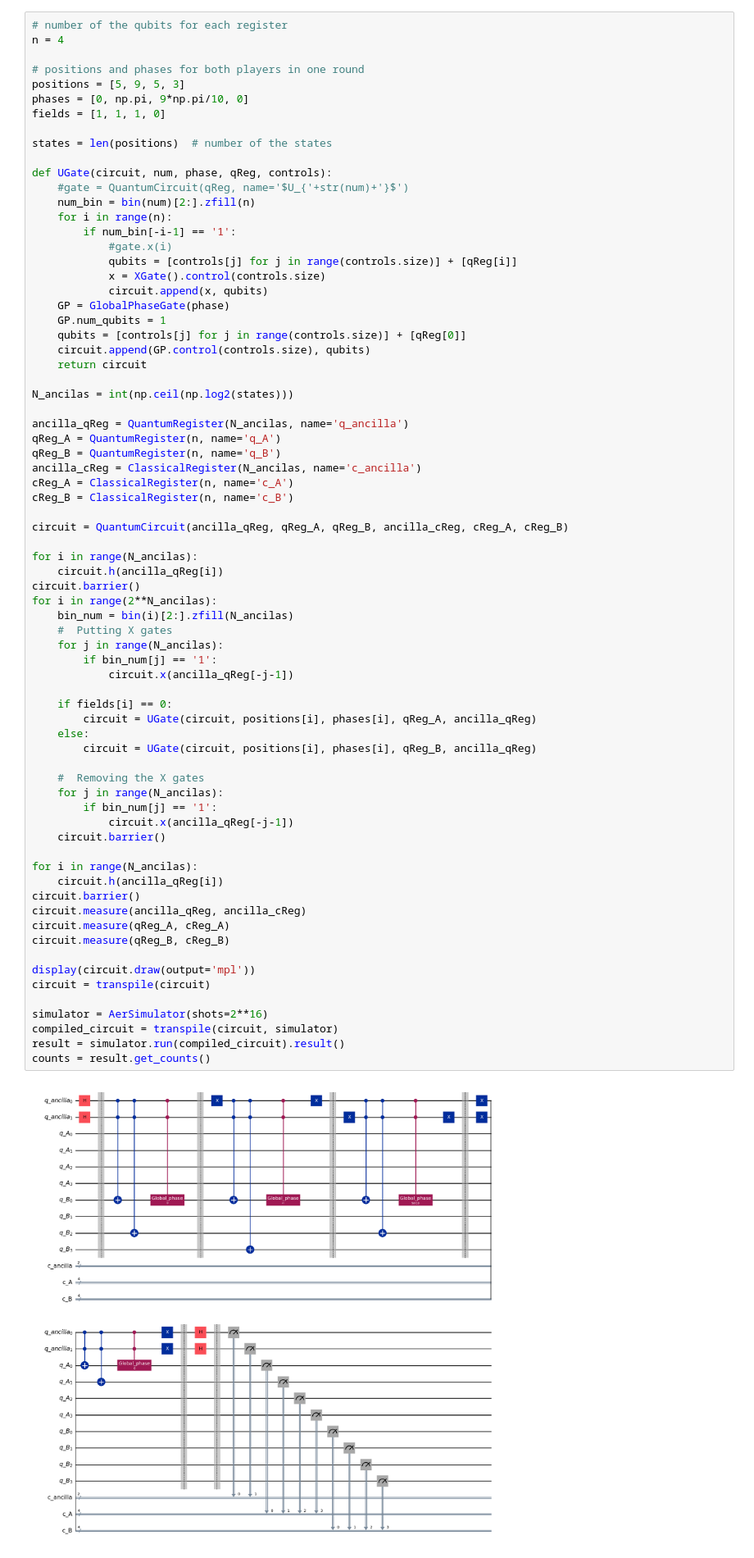
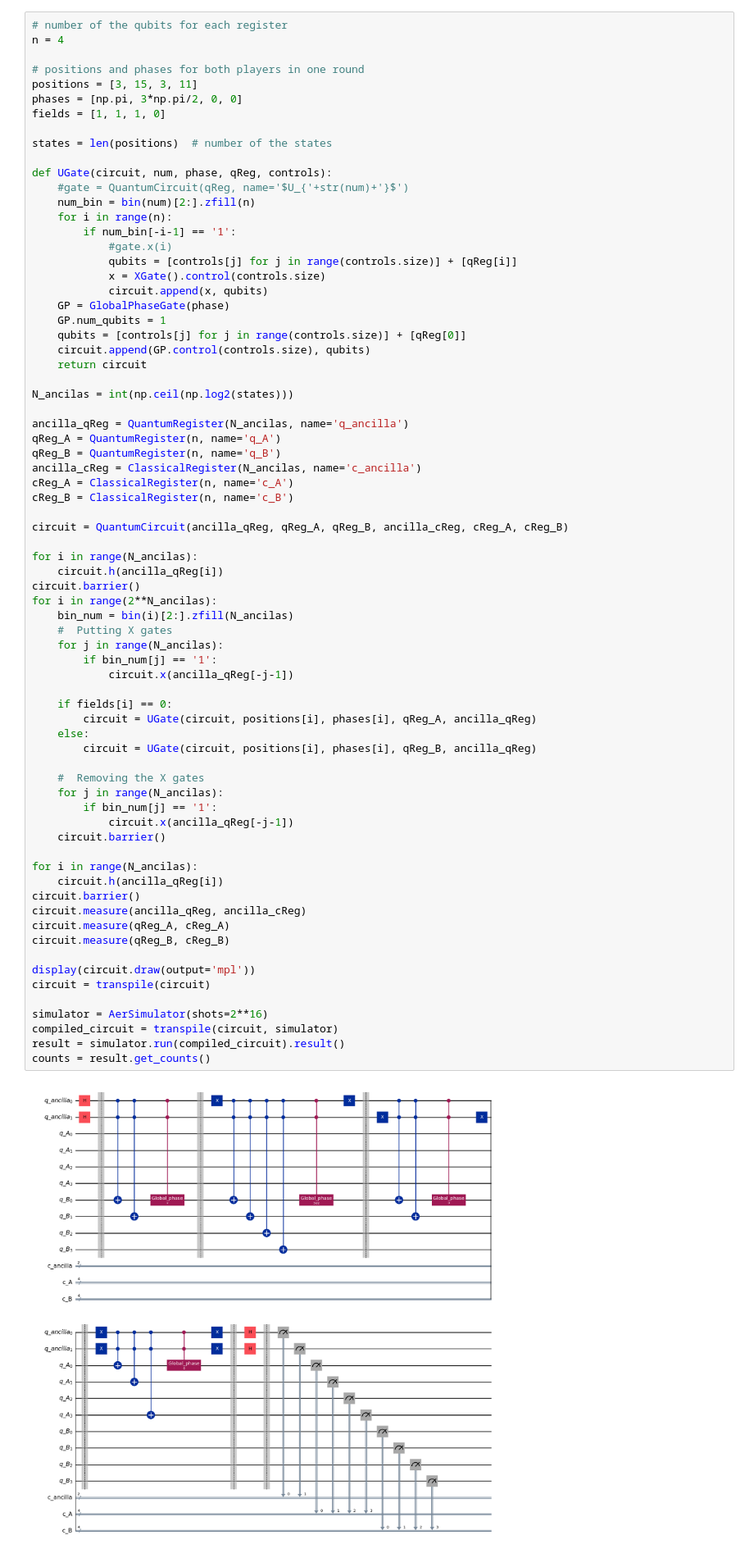
Before and after one commit to MahkameSalimi/iQuCodeFest2025_QuanTech, a Jupyter notebook: main_challenge/quantum_battleship.ipynb, the cells around one changed output. Shown: that part at 82% size. Drawn from its saved outputs; the diff is of its cells as text.

```diff
--- a/main_challenge/quantum_battleship.ipynb
+++ b/main_challenge/quantum_battleship.ipynb
@@ -12,8 +12,8 @@ from qiskit.visualization import plot_histogram
 n = 4
 
 # positions and phases for both players in one round
-positions = [5, 9, 5, 3]
-phases = [0, np.pi, 9*np.pi/10, 0]
+positions = [3, 15, 3, 11]
+phases = [np.pi, 3*np.pi/2, 0, 0]
 fields = [1, 1, 1, 0]
 
 states = len(positions)  # number of the states
@@ -53,34 +53,34 @@ for i in range(2**N_ancilas):
     for j in range(N_ancilas):
         if bin_num[j] == '1':
             circuit.x(ancilla_qReg[-j-1])
 
     if fields[i] == 0:
         circuit = UGate(circuit, positions[i], phases[i], qReg_A, ancilla_qReg)
     else:
         circuit = UGate(circuit, positions[i], phases[i], qReg_B, ancilla_qReg)
 
     #  Removing the X gates
     for j in range(N_ancilas):
         if bin_num[j] == '1':
             circuit.x(ancilla_qReg[-j-1])
     circuit.barrier()
 
 for i in range(N_ancilas):
     circuit.h(ancilla_qReg[i])
 circuit.barrier()
 circuit.measure(ancilla_qReg, ancilla_cReg)
 circuit.measure(qReg_A, cReg_A)
 circuit.measure(qReg_B, cReg_B)
 
 display(circuit.draw(output='mpl'))
 circuit = transpile(circuit)
 
 simulator = AerSimulator(shots=2**16)
 compiled_circuit = transpile(circuit, simulator)
 result = simulator.run(compiled_circuit).result()
 counts = result.get_counts()
 # %% [output]
-[figure, old version]
+[figure, new version]
 # %%
 reduced_counts = dict()
 for key in list(counts.keys()):
```
Also changed, not shown: parts of 3 cells of this notebook, 1 other file.
